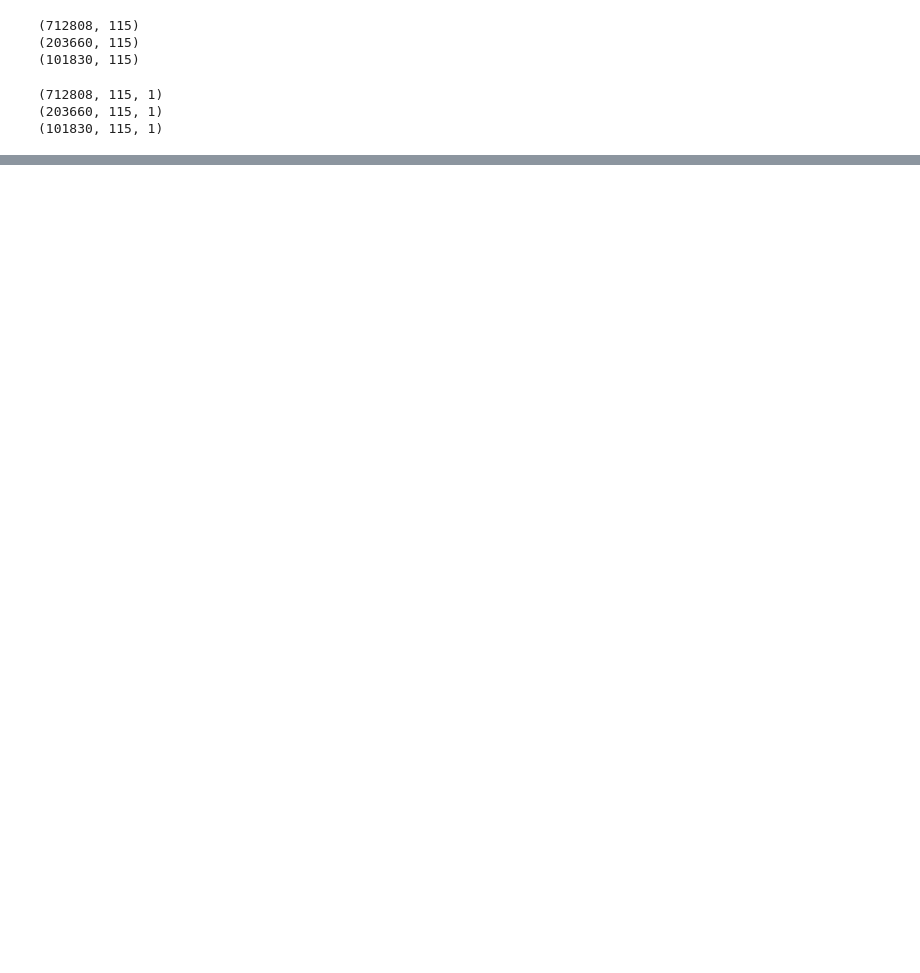
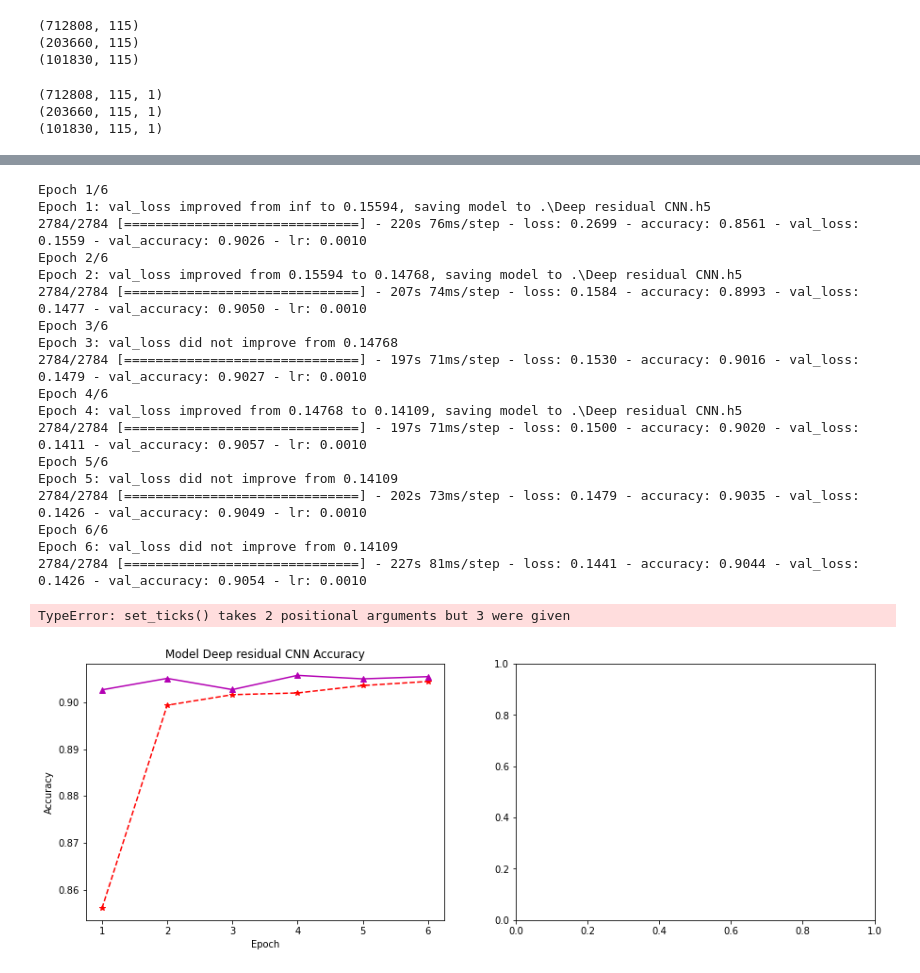
Before and after one commit to yasinicl/IoT-Intrusion-Detection, a Jupyter notebook: cnn+lstm.ipynb, the cells around one changed output, grey strips where cells are left out. Drawn from its saved outputs; the diff is of its cells as text; code cells hidden in the pictures; blank space fills up the shorter version.

```diff
--- a/cnn+lstm.ipynb
+++ b/cnn+lstm.ipynb
@@ -226,41 +355,89 @@ early_stop = keras.callbacks.EarlyStopping(monitor = 'val_accuracy', min_delta =
+# %%
+'''
+For training the networks, we used Adam optimization method with the learning rate, beta-1,
+and beta-2 of 0.001, 0.9, and 0.999, respectively.
+Learning rate is decayed exponentially with the decay factor of 0.75 every 10000 iterations.
+'''
+adam = keras.optimizers.Adam(learning_rate=0.001, beta_1=0.9, beta_2=0.999, epsilon=1e-08, decay=0.0)
+#sgd = SGD(lr=0.001, decay=1e-6, momentum=0.9, nesterov=True)
+
+model.compile(loss='categorical_crossentropy', optimizer=adam, metrics=['accuracy'])
+learning_rate_reduction = ReduceLROnPlateau(monitor='val_accuracy',
+                                            patience=3,
+                                            verbose=1,
+                                            factor=0.5,
+                                            lr=0.00001)
+earlystop = EarlyStopping(monitor = 'val_loss',
+                          min_delta = 0,
+                          patience = 10,
+                          verbose = 1,
+                          restore_best_weights = True)
+
+checkpoint = ModelCheckpoint('./'+modelName+'.h5',
+                            monitor='val_loss',
+                             mode='min',
+                             save_best_only=True,
+                             save_weights_only=True,
+                             verbose=1)
 # %%
-epochs = 10
-batch_size = 128
-history = gru_model.fit(x_train_cnn,y_train, batch_size=batch_size,
+epochs = 6
+batch_size = 256
+history = model.fit(x_train_cnn,y_train, batch_size=batch_size,
     steps_per_epoch=x_train.shape[0] // batch_size,
     epochs=epochs,
-    validation_data=(x_validate_cnn,y_validate)
+    validation_data=(x_validate_cnn,y_validate),
     #validation_split=0.10,
+    callbacks=[learning_rate_reduction, checkpoint]
 )
-
 
 #1. Function to plot model's validation loss and validation accuracy
 def plot_model_history(model_history):
     fig, axs = plt.subplots(1,2,figsize=(15,5))
     # summarize history for accuracy
     axs[0].plot(range(1,len(model_history.history['accuracy'])+1), model_history.history['accuracy'], '--*', color = (1,0,0))
     axs[0].plot(range(1,len(model_history.history['val_accuracy'])+1), model_history.history['val_accuracy'], '-^', color = (0.7,0,0.7))
     axs[0].set_title('Model '+modelName+' Accuracy')
     axs[0].set_ylabel('Accuracy')
     axs[0].set_xlabel('Epoch')
     axs[0].set_xticks(np.arange(1,len(model_history.history['accuracy'])+1),len(model_history.history['accuracy'])/10)
     axs[0].legend(['train', 'val'], loc='best')
     axs[0].grid('on')
     # summarize history for loss
     axs[1].plot(range(1,len(model_history.history['loss'])+1), model_history.history['loss'],'-x', color = (0,0.5,0))
     axs[1].plot(range(1,len(model_history.history['val_loss'])+1), model_history.history['val_loss'],  '-.D', color = (0,0,0.5))
     axs[1].set_title('Model '+modelName+' Loss')
     axs[1].set_ylabel('Loss')
     axs[1].set_xlabel('Epoch')
     axs[1].set_xticks(np.arange(1,len(model_history.history['loss'])+1),len(model_history.history['loss'])/10)
     axs[1].legend(['train', 'val'], loc='best')
     axs[1].grid('on')
     plt.savefig('./'+modelName+'.jpg',dpi=600, quality = 100, optimize = True)
     plt.show()
 
 plot_model_history(history)
 with open('./History_'+modelName, 'wb') as file_pi:
         pickle.dump(history.history, file_pi)
+# %% [output]
+Epoch 1/6
+Epoch 1: val_loss improved from inf to 0.15594, saving model to .\Deep residual CNN.h5
+2784/2784 [==============================] - 220s 76ms/step - loss: 0.2699 - accuracy: 0.8561 - val_loss: 0.1559 - val_accuracy: 0.9026 - lr: 0.0010
+Epoch 2/6
+Epoch 2: val_loss improved from 0.15594 to 0.14768, saving model to .\Deep residual CNN.h5
+2784/2784 [==============================] - 207s 74ms/step - loss: 0.1584 - accuracy: 0.8993 - val_loss: 0.1477 - val_accuracy: 0.9050 - lr: 0.0010
+Epoch 3/6
+Epoch 3: val_loss did not improve from 0.14768
+2784/2784 [==============================] - 197s 71ms/step - loss: 0.1530 - accuracy: 0.9016 - val_loss: 0.1479 - val_accuracy: 0.9027 - lr: 0.0010
+Epoch 4/6
+Epoch 4: val_loss improved from 0.14768 to 0.14109, saving model to .\Deep residual CNN.h5
+2784/2784 [==============================] - 197s 71ms/step - loss: 0.1500 - accuracy: 0.9020 - val_loss: 0.1411 - val_accuracy: 0.9057 - lr: 0.0010
+Epoch 5/6
+Epoch 5: val_loss did not improve from 0.14109
+2784/2784 [==============================] - 202s 73ms/step - loss: 0.1479 - accuracy: 0.9035 - val_loss: 0.1426 - val_accuracy: 0.9049 - lr: 0.0010
+Epoch 6/6
+Epoch 6: val_loss did not improve from 0.14109
+2784/2784 [==============================] - 227s 81ms/step - loss: 0.1441 - accuracy: 0.9044 - val_loss: 0.1426 - val_accuracy: 0.9054 - lr: 0.0010
+TypeError: set_ticks() takes 2 positional arguments but 3 were given
+[figure, added]
 # %%
 from sklearn.metrics import accuracy_score, confusion_matrix, precision_recall_fscore_support,  roc_curve, auc
 import tensorflow as tf
```
Also changed, not shown: parts of 11 cells of this notebook, 3 other files.
